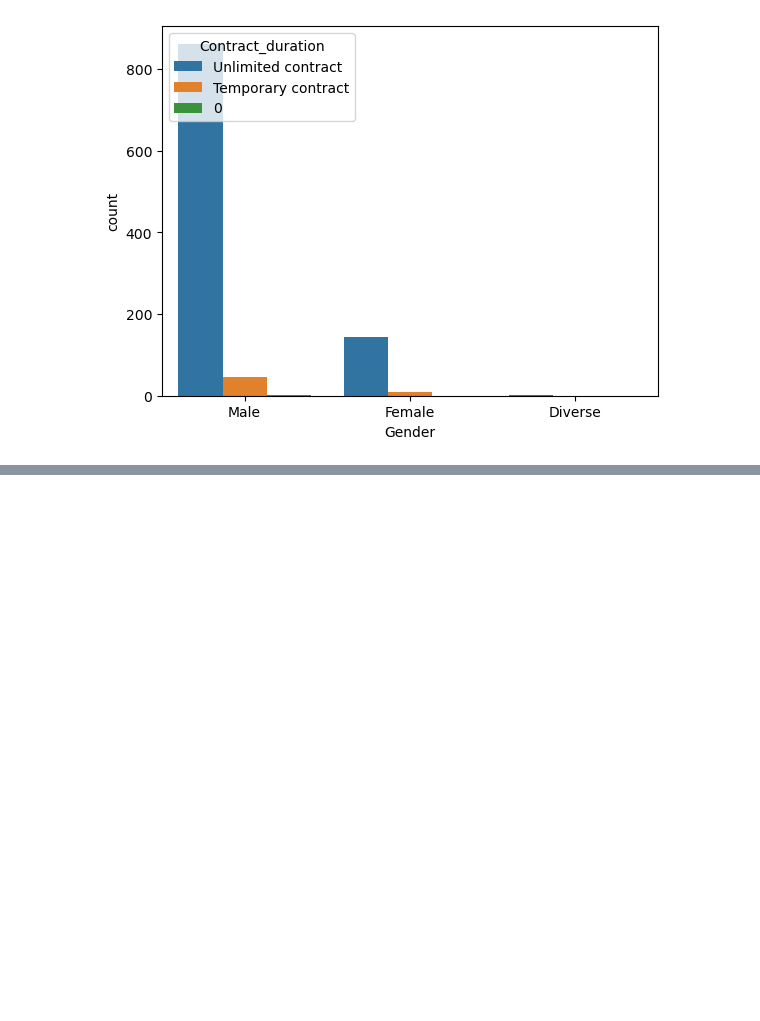
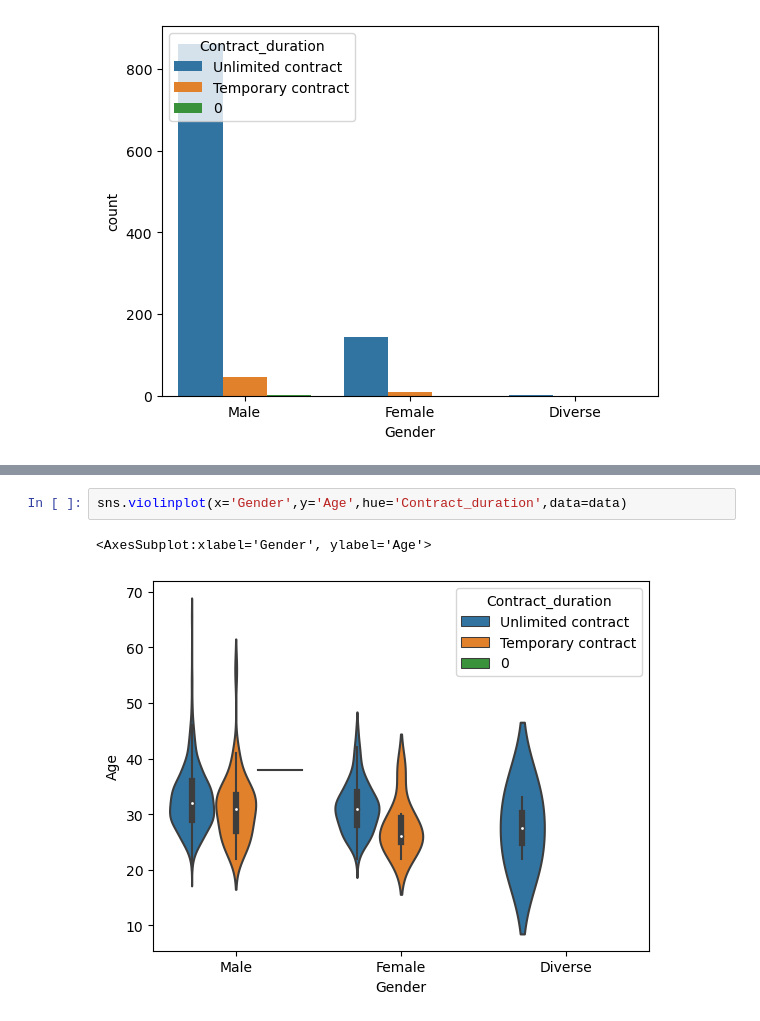
Before and after one commit to CKawara/Exploratory-Data-Analysis, a Jupyter notebook: EDA.ipynb, the cells around one changed output, grey strips where cells are left out. Drawn from its saved outputs; the diff is of its cells as text; blank space fills up the shorter version.

```diff
--- a/EDA.ipynb
+++ b/EDA.ipynb
@@ -180,0 +192,5 @@ sns.countplot(x='Gender', hue='Сontract_duration', data=data)
+# %%
+sns.violinplot(x='Gender',y='Age',hue='Сontract_duration',data=data)
+# %% [output]
+<AxesSubplot:xlabel='Gender', ylabel='Age'>
+[figure, added]
```
Also changed, not shown: parts of 3 cells of this notebook.
